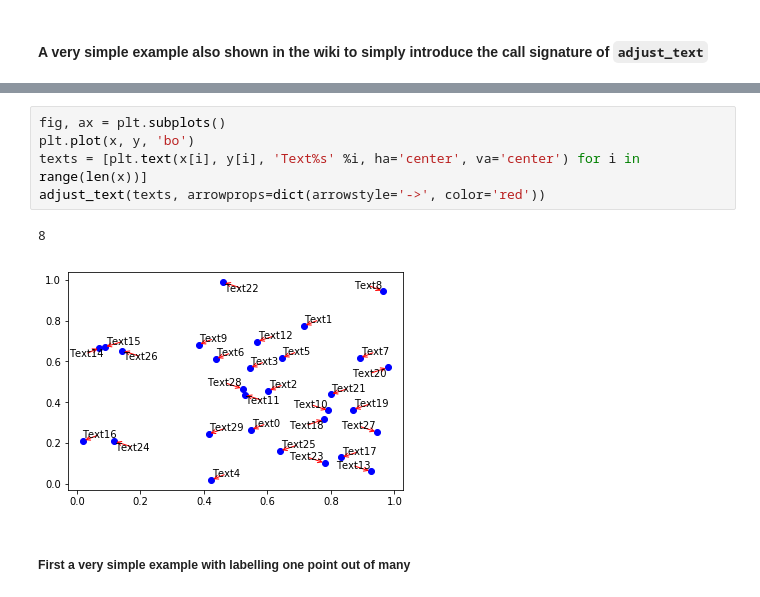
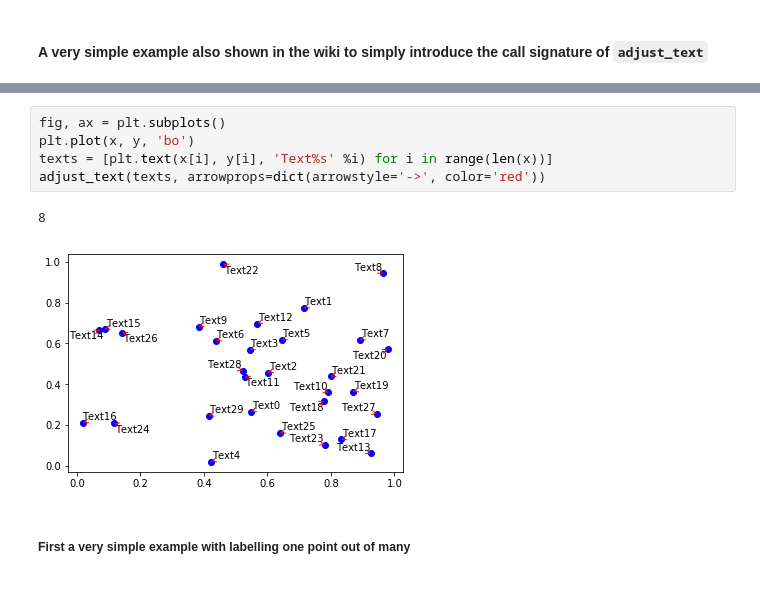
Before and after one commit to Phlya/adjustText, a Jupyter notebook: docs/source/Examples.ipynb, the cells around one changed output, grey strips where cells are left out. Drawn from its saved outputs; the diff is of its cells as text.

```diff
--- a/docs/source/Examples.ipynb
+++ b/docs/source/Examples.ipynb
@@ -30,11 +30,11 @@ adjust_text(texts)
 # %%
 fig, ax = plt.subplots()
 plt.plot(x, y, 'bo')
-texts = [plt.text(x[i], y[i], 'Text%s' %i, ha='center', va='center') for i in range(len(x))]
+texts = [plt.text(x[i], y[i], 'Text%s' %i) for i in range(len(x))]
 adjust_text(texts, arrowprops=dict(arrowstyle='->', color='red'))
 # %% [output]
 8
-[figure, old version]
+[figure, new version]
 # %% [markdown]
 ##### First a very simple example with labelling one point out of many
 # %%
```
Also changed, not shown: parts of 10 cells of this notebook.
